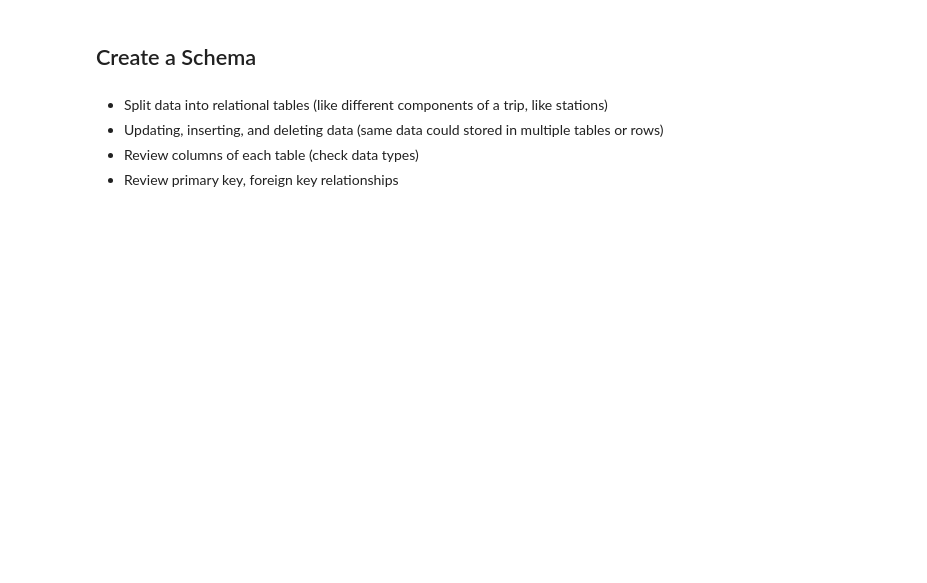
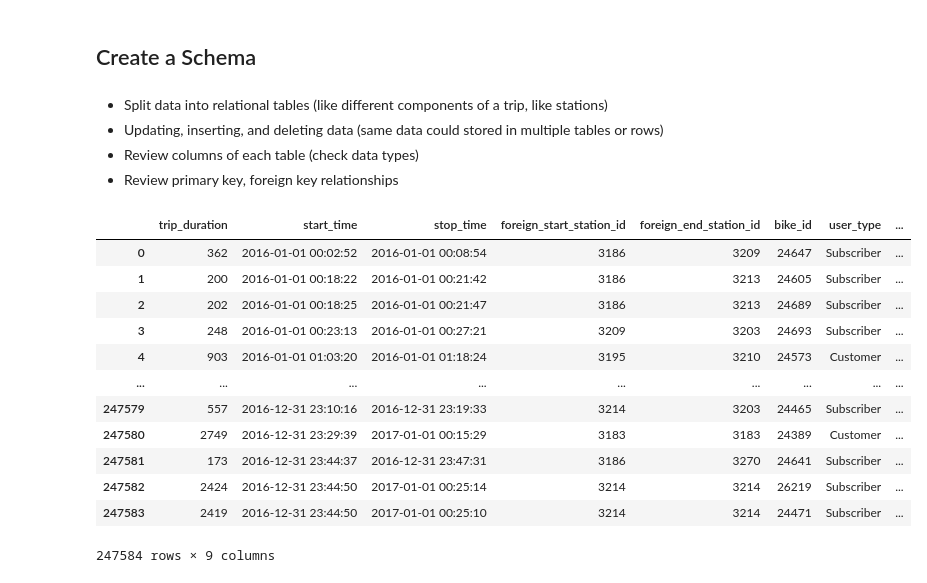
Before and after one commit to richard-petrov/bike-rental-data-management, a Jupyter notebook: modules/bike_rental_pipeline.ipynb, the cells around one changed output. Cells and saved outputs as stored; diff of their text form; code cells hidden in the pictures; blank space fills up the shorter version.

```diff
--- a/modules/bike_rental_pipeline.ipynb
+++ b/modules/bike_rental_pipeline.ipynb
@@ -264,3 +276,31 @@ len(df_na)
 - Updating, inserting, and deleting data (same data could stored in multiple tables or rows)
 - Review columns of each table (check data types)
 - Review primary key, foreign key relationships
+# %%
+df_jc['birth_year'] = df_jc['birth_year'].fillna(0)
+df_jc['birth_year'] = df_jc['birth_year'].astype('Int32')
+
+df_jc['start_time'] = pd.to_datetime(df_jc['start_time'])
+df_jc['stop_time'] = pd.to_datetime(df_jc['stop_time'])
+# %%
+df_jc_ride = df_jc.drop(columns=['start_station_name', 'start_station_latitude', 'start_station_longitude', \
+                                 'end_station_name', 'end_station_latitude', 'end_station_longitude'])\
+                                    .rename(columns={'start_station_id':'foreign_start_station_id','end_station_id':'foreign_end_station_id'})
+df_start_station = df_jc[['start_station_id', 'start_station_name', 'start_station_latitude', 'start_station_longitude']].drop_duplicates()
+df_end_station = df_jc[['end_station_id', 'end_station_name', 'end_station_latitude', 'end_station_longitude']].drop_duplicates()
+# %%
+df_jc_ride
+# %% [output]
+|  | trip_duration | start_time | stop_time | foreign_start_station_id | foreign_end_station_id | bike_id | user_type | ... |
+| 0 | 362 | 2016-01-01 00:02:52 | 2016-01-01 00:08:54 | 3186 | 3209 | 24647 | Subscriber | ... |
+| 1 | 200 | 2016-01-01 00:18:22 | 2016-01-01 00:21:42 | 3186 | 3213 | 24605 | Subscriber | ... |
+| 2 | 202 | 2016-01-01 00:18:25 | 2016-01-01 00:21:47 | 3186 | 3213 | 24689 | Subscriber | ... |
+| 3 | 248 | 2016-01-01 00:23:13 | 2016-01-01 00:27:21 | 3209 | 3203 | 24693 | Subscriber | ... |
+| 4 | 903 | 2016-01-01 01:03:20 | 2016-01-01 01:18:24 | 3195 | 3210 | 24573 | Customer | ... |
+| ... | ... | ... | ... | ... | ... | ... | ... | ... |
+| 247579 | 557 | 2016-12-31 23:10:16 | 2016-12-31 23:19:33 | 3214 | 3203 | 24465 | Subscriber | ... |
+| 247580 | 2749 | 2016-12-31 23:29:39 | 2017-01-01 00:15:29 | 3183 | 3183 | 24389 | Customer | ... |
+| 247581 | 173 | 2016-12-31 23:44:37 | 2016-12-31 23:47:31 | 3186 | 3270 | 24641 | Subscriber | ... |
+| 247582 | 2424 | 2016-12-31 23:44:50 | 2017-01-01 00:25:14 | 3214 | 3214 | 26219 | Subscriber | ... |
+| 247583 | 2419 | 2016-12-31 23:44:50 | 2017-01-01 00:25:10 | 3214 | 3214 | 24471 | Subscriber | ... |
+247584 rows × 9 columns
```
Also changed, not shown: parts of 18 cells of this notebook, 7 other files.
